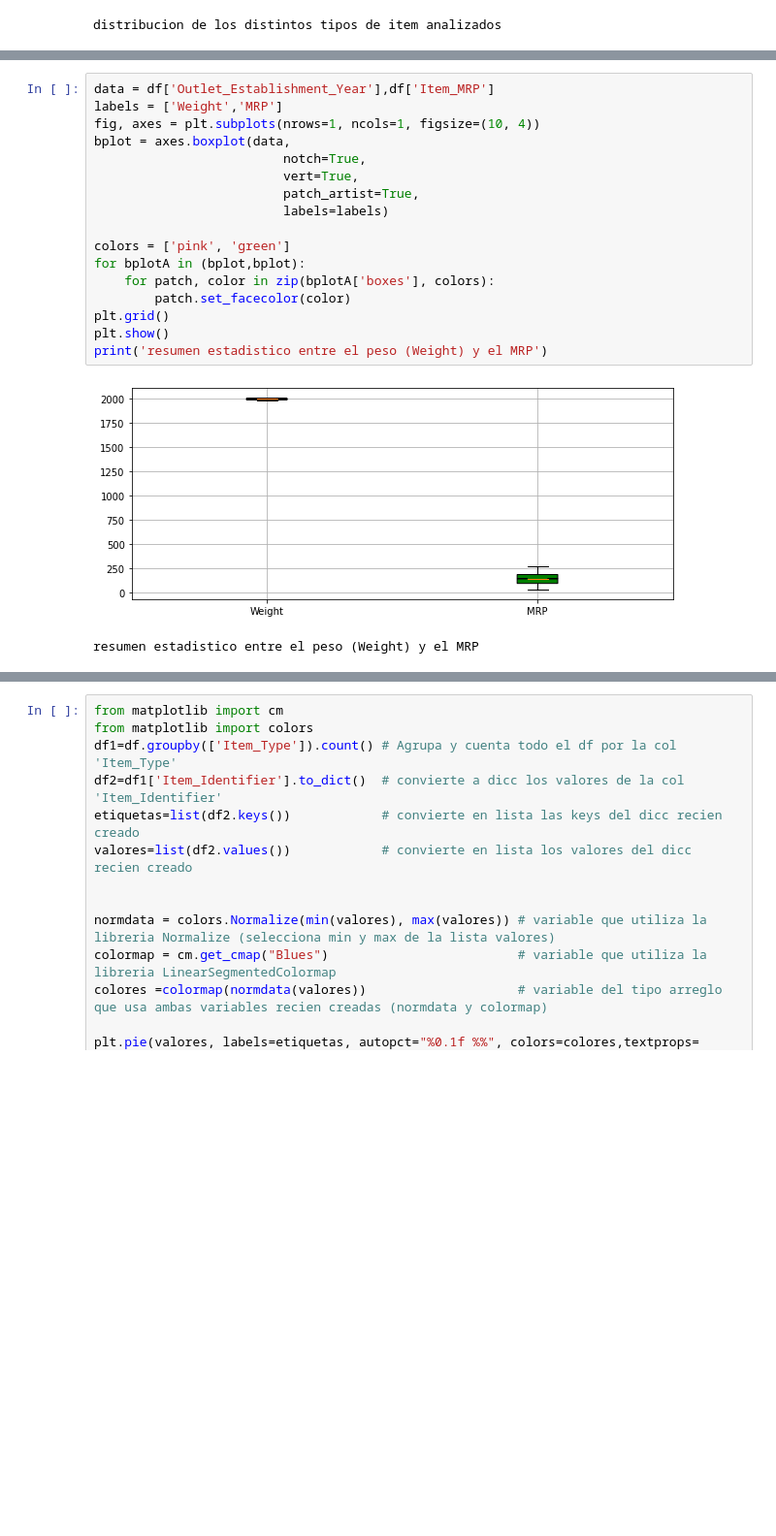
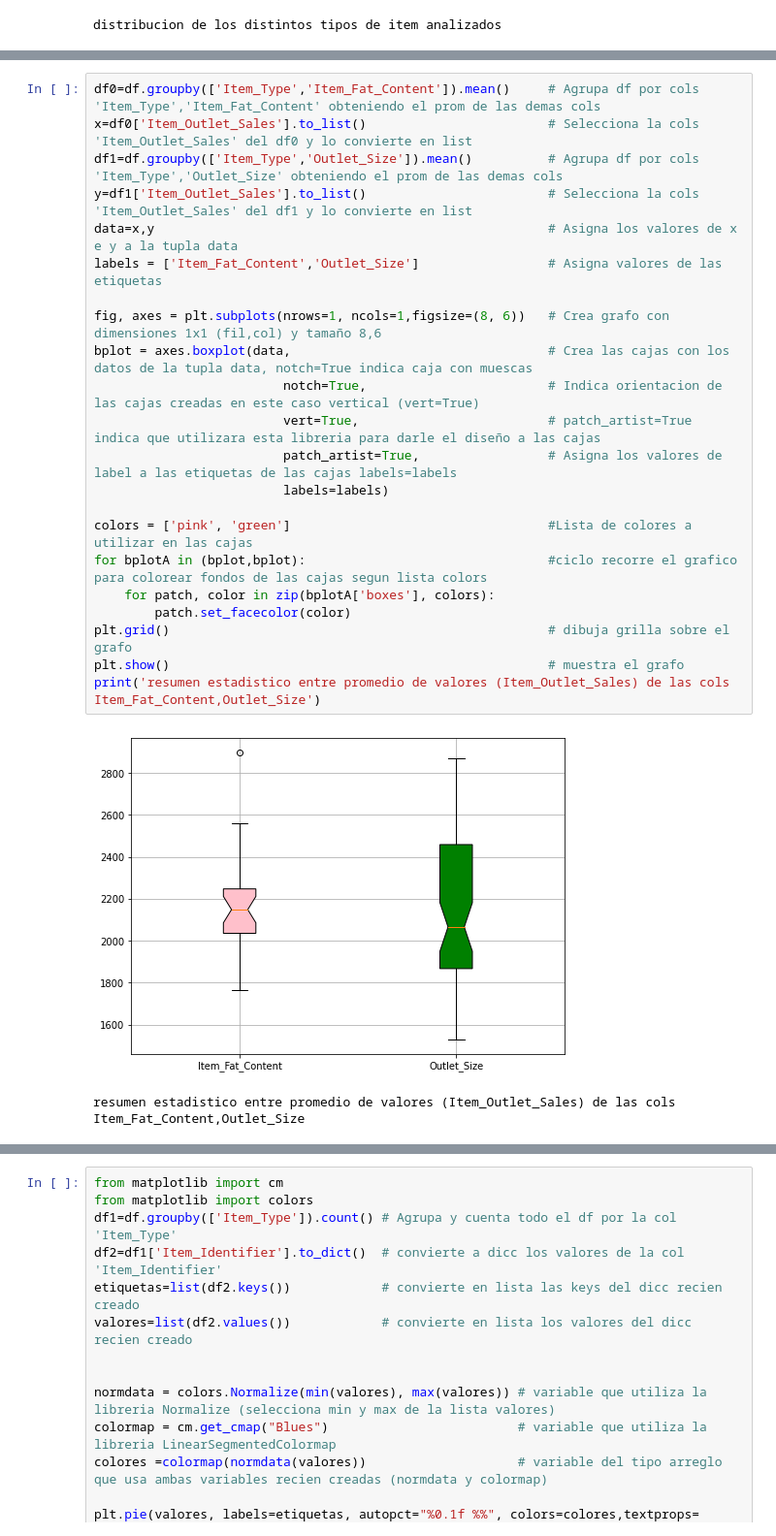
Before and after one commit to Jorge2018/prediccion_ventas, a Jupyter notebook: prediccion_ventas04.ipynb, the cells around one changed output, grey strips where cells are left out. Shown at 97% size. Cells and saved outputs as stored; diff of their text form; blank space fills up the shorter version.

```diff
--- a/prediccion_ventas04.ipynb
+++ b/prediccion_ventas04.ipynb
@@ -137,22 +137,27 @@ print('distribucion de los distintos identificadores de Outlets analizados')
 distribucion de los distintos identificadores de Outlets analizados
-# %%
-data = df['Outlet_Establishment_Year'],df['Item_MRP']
-labels = ['Weight','MRP']
-fig, axes = plt.subplots(nrows=1, ncols=1, figsize=(10, 4))
-bplot = axes.boxplot(data,
-                         notch=True,
-                         vert=True,
-                         patch_artist=True,
-                         labels=labels)
-
-colors = ['pink', 'green']
-for bplotA in (bplot,bplot):
-    for patch, color in zip(bplotA['boxes'], colors):
-        patch.set_facecolor(color)
-plt.grid()
-plt.show()
-print('resumen estadistico entre el peso (Weight) y el MRP')
-# %% [output]
-[figure, removed]
-resumen estadistico entre el peso (Weight) y el MRP
+# %%
+df0=df.groupby(['Item_Type','Item_Fat_Content']).mean()     # Agrupa df por cols 'Item_Type','Item_Fat_Content' obteniendo el prom de las demas cols
+x=df0['Item_Outlet_Sales'].to_list()                        # Selecciona la cols 'Item_Outlet_Sales' del df0 y lo convierte en list
+df1=df.groupby(['Item_Type','Outlet_Size']).mean()          # Agrupa df por cols 'Item_Type','Outlet_Size' obteniendo el prom de las demas cols
+y=df1['Item_Outlet_Sales'].to_list()                        # Selecciona la cols 'Item_Outlet_Sales' del df1 y lo convierte en list
+data=x,y                                                    # Asigna los valores de x e y a la tupla data
+labels = ['Item_Fat_Content','Outlet_Size']                 # Asigna valores de las etiquetas
+
+fig, axes = plt.subplots(nrows=1, ncols=1,figsize=(8, 6))   # Crea grafo con dimensiones 1x1 (fil,col) y tamaño 8,6
+bplot = axes.boxplot(data,                                  # Crea las cajas con los datos de la tupla data, notch=True indica caja con muescas
+                         notch=True,                        # Indica orientacion de las cajas creadas en este caso vertical (vert=True)
+                         vert=True,                         # patch_artist=True indica que utilizara esta libreria para darle el diseño a las cajas
+                         patch_artist=True,                 # Asigna los valores de label a las etiquetas de las cajas labels=labels
+                         labels=labels)
+
+colors = ['pink', 'green']                                  #Lista de colores a utilizar en las cajas
+for bplotA in (bplot,bplot):                                #ciclo recorre el grafico para colorear fondos de las cajas segun lista colors
+    for patch, color in zip(bplotA['boxes'], colors):
+        patch.set_facecolor(color)
+plt.grid()                                                  # dibuja grilla sobre el grafo
+plt.show()                                                  # muestra el grafo
+print('resumen estadistico entre promedio de valores (Item_Outlet_Sales) de las cols Item_Fat_Content,Outlet_Size')
+# %% [output]
+[figure, added]
+resumen estadistico entre promedio de valores (Item_Outlet_Sales) de las cols Item_Fat_Content,Outlet_Size
 # %%
```
Also changed, not shown: parts of 3 cells of this notebook.
